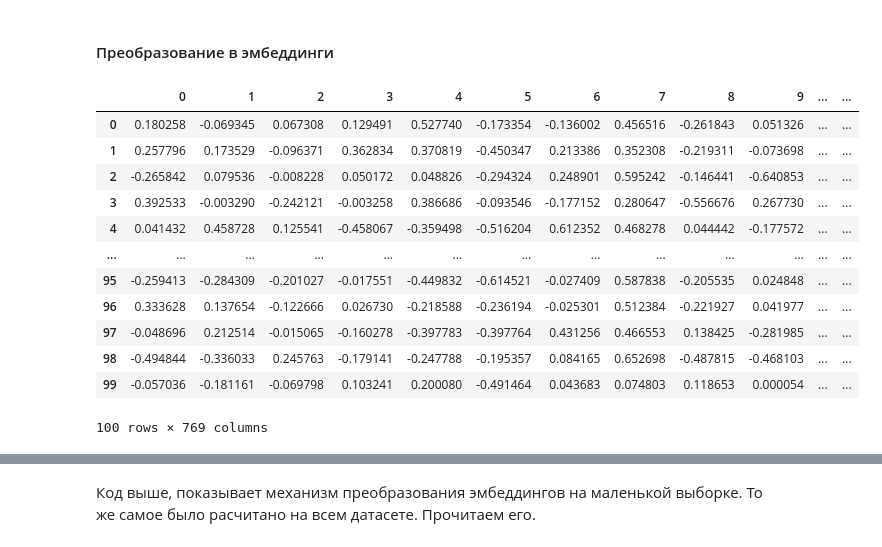
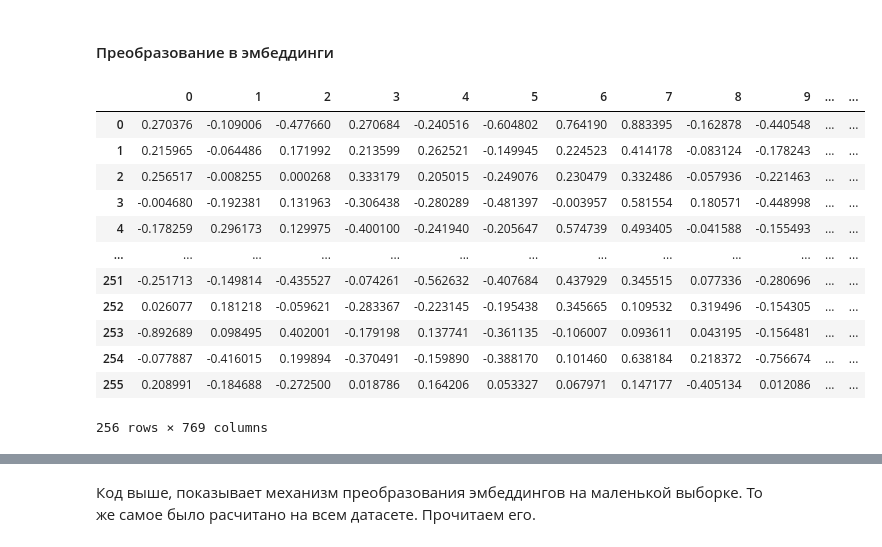
Before and after one commit to rustyt0aster/project13_BERT, a Jupyter notebook: project13_BERT.ipynb, the cells around one changed output, grey strips where cells are left out. Cells and saved outputs as stored; diff of their text form; code cells hidden in the pictures.

```diff
--- a/project13_BERT.ipynb
+++ b/project13_BERT.ipynb
@@ -70,8 +147,8 @@ max_len = 512
 ### Знакомство с данными
 # %%
 try:
-    df = pd.read_csv('toxic_comments.csv')
+    df = pd.read_csv('/datasets/toxic_comments.csv', index_col=0)
 except:
-    df = pd.read_csv(r'C:\Users\maxpe\Downloads\Practicum\Projects\datasets\toxic_comments.csv')
+    df = pd.read_csv(r'C:\Users\maxpe\Downloads\Practicum\Projects\datasets\toxic_comments.csv', index_col=0)
 display(df.shape);
 # %% [output]
@@ -103,2 +208,0 @@ df.head()
-# %%
-df = df.drop(['Unnamed: 0'], axis=1)
@@ -222,7 +420,7 @@ result
 
 Полный преобразованный датасет будет использоваться уже на этапе разделения признаков и целевого признака.
 # %%
-q_sample = 100 # нужное число для датасета, вплоть до q_sample = len(result)
+q_sample = 256 # нужное число для датасета, вплоть до q_sample = len(result)
 result = result.sample(q_sample).reset_index(drop=True)
 # %% [markdown]
 #### Преобразуем текст предобработанных данных
@@ -260,31 +458,31 @@ attention_mask = np.where(padded != 0, 1, 0)
 # %% [markdown]
 #### Преобразование в эмбеддинги
 # %%
-batch_size = 50 # задаем размер батча (кратен q_sample, если уменьшаем q_sample - уменьшаем и батч)
+batch_size = 32 # задаем размер батча (кратен q_sample, если уменьшаем q_sample - уменьшаем и батч)
 embeddings = [] # список эмбеддингов
 for i in notebook.tqdm(range(padded.shape[0] // batch_size)): # цикл по батчам, отображать прогресс будет функция notebook()
         batch = torch.IntTensor(padded[batch_size*i:batch_size*(i+1)]) # преобразуем данные в формат тензоров
         attention_mask_batch = torch.IntTensor(attention_mask[batch_size*i:batch_size*(i+1)]) # преобразуем маску
 
         with torch.no_grad(): # для ускорения вычисления функцией no_grad() в библиотеке torch укажем, что градиенты не нужны
             batch_embeddings = model(batch, attention_mask=attention_mask_batch) # чтобы получить эмбеддинги для батча, передадим модели данные и маску
 
         embeddings.append(batch_embeddings[0][:,0,:].numpy()) # преобразуем элементы методом numpy() к типу numpy.array
 
 df_ed = pd.DataFrame(np.concatenate(embeddings)) # соберём все эмбеддинги в матрицу признаков вызовом функции concatenate()
 df_ed['toxic'] = result['toxic'] # добавляем целевой признак
 df_ed
 # %% [output]
 |  | 0 | 1 | 2 | 3 | 4 | 5 | 6 | 7 | 8 | 9 | ... | ... |
-| 0 | 0.180258 | -0.069345 | 0.067308 | 0.129491 | 0.527740 | -0.173354 | -0.136002 | 0.456516 | -0.261843 | 0.051326 | ... | ... |
-| 1 | 0.257796 | 0.173529 | -0.096371 | 0.362834 | 0.370819 | -0.450347 | 0.213386 | 0.352308 | -0.219311 | -0.073698 | ... | ... |
-| 2 | -0.265842 | 0.079536 | -0.008228 | 0.050172 | 0.048826 | -0.294324 | 0.248901 | 0.595242 | -0.146441 | -0.640853 | ... | ... |
-| 3 | 0.392533 | -0.003290 | -0.242121 | -0.003258 | 0.386686 | -0.093546 | -0.177152 | 0.280647 | -0.556676 | 0.267730 | ... | ... |
-| 4 | 0.041432 | 0.458728 | 0.125541 | -0.458067 | -0.359498 | -0.516204 | 0.612352 | 0.468278 | 0.044442 | -0.177572 | ... | ... |
+| 0 | 0.270376 | -0.109006 | -0.477660 | 0.270684 | -0.240516 | -0.604802 | 0.764190 | 0.883395 | -0.162878 | -0.440548 | ... | ... |
+| 1 | 0.215965 | -0.064486 | 0.171992 | 0.213599 | 0.262521 | -0.149945 | 0.224523 | 0.414178 | -0.083124 | -0.178243 | ... | ... |
+| 2 | 0.256517 | -0.008255 | 0.000268 | 0.333179 | 0.205015 | -0.249076 | 0.230479 | 0.332486 | -0.057936 | -0.221463 | ... | ... |
+| 3 | -0.004680 | -0.192381 | 0.131963 | -0.306438 | -0.280289 | -0.481397 | -0.003957 | 0.581554 | 0.180571 | -0.448998 | ... | ... |
+| 4 | -0.178259 | 0.296173 | 0.129975 | -0.400100 | -0.241940 | -0.205647 | 0.574739 | 0.493405 | -0.041588 | -0.155493 | ... | ... |
 | ... | ... | ... | ... | ... | ... | ... | ... | ... | ... | ... | ... | ... |
-| 95 | -0.259413 | -0.284309 | -0.201027 | -0.017551 | -0.449832 | -0.614521 | -0.027409 | 0.587838 | -0.205535 | 0.024848 | ... | ... |
-| 96 | 0.333628 | 0.137654 | -0.122666 | 0.026730 | -0.218588 | -0.236194 | -0.025301 | 0.512384 | -0.221927 | 0.041977 | ... | ... |
-| 97 | -0.048696 | 0.212514 | -0.015065 | -0.160278 | -0.397783 | -0.397764 | 0.431256 | 0.466553 | 0.138425 | -0.281985 | ... | ... |
-| 98 | -0.494844 | -0.336033 | 0.245763 | -0.179141 | -0.247788 | -0.195357 | 0.084165 | 0.652698 | -0.487815 | -0.468103 | ... | ... |
-| 99 | -0.057036 | -0.181161 | -0.069798 | 0.103241 | 0.200080 | -0.491464 | 0.043683 | 0.074803 | 0.118653 | 0.000054 | ... | ... |
+| 251 | -0.251713 | -0.149814 | -0.435527 | -0.074261 | -0.562632 | -0.407684 | 0.437929 | 0.345515 | 0.077336 | -0.280696 | ... | ... |
+| 252 | 0.026077 | 0.181218 | -0.059621 | -0.283367 | -0.223145 | -0.195438 | 0.345665 | 0.109532 | 0.319496 | -0.154305 | ... | ... |
+| 253 | -0.892689 | 0.098495 | 0.402001 | -0.179198 | 0.137741 | -0.361135 | -0.106007 | 0.093611 | 0.043195 | -0.156481 | ... | ... |
+| 254 | -0.077887 | -0.416015 | 0.199894 | -0.370491 | -0.159890 | -0.388170 | 0.101460 | 0.638184 | 0.218372 | -0.756674 | ... | ... |
+| 255 | 0.208991 | -0.184688 | -0.272500 | 0.018786 | 0.164206 | 0.053327 | 0.067971 | 0.147177 | -0.405134 | 0.012086 | ... | ... |
-100 rows × 769 columns
+256 rows × 769 columns
```
Also changed, not shown: parts of 96 cells of this notebook, 1 other file.
